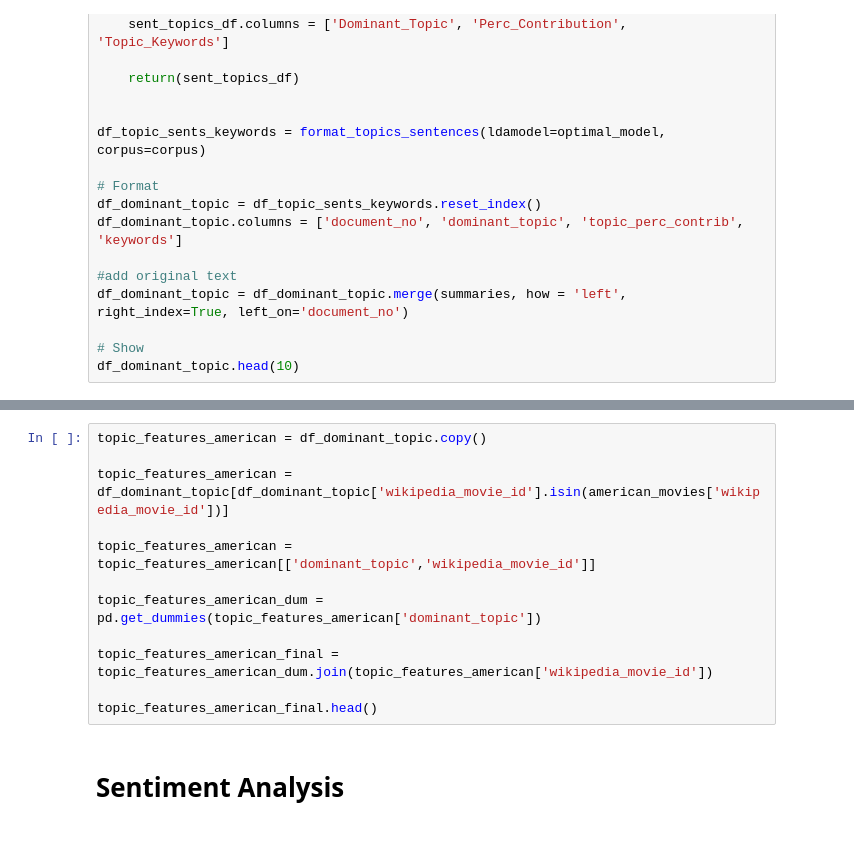
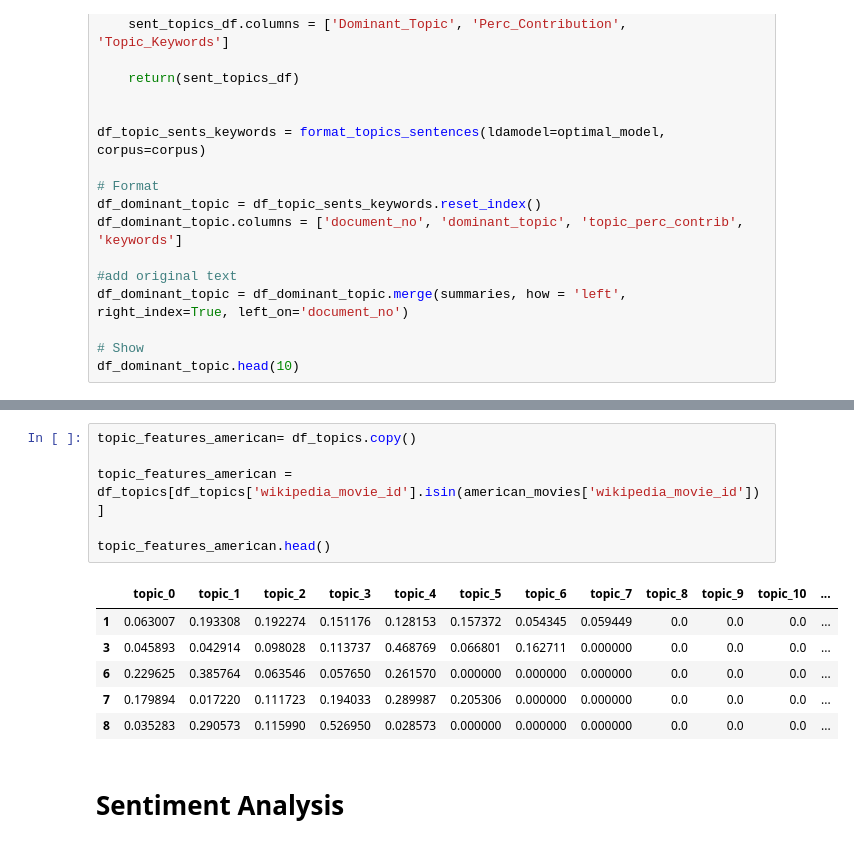
Before and after one commit to epfl-ada/ada-2022-project-badaboom, a Jupyter notebook: P2.ipynb, the cells around one changed output, grey strips where cells are left out. Cells and saved outputs as stored; diff of their text form.

```diff
--- a/P2.ipynb
+++ b/P2.ipynb
@@ -1456,15 +1454,16 @@ topic_features_indian_final.head()
 # %%
-topic_features_american = df_dominant_topic.copy()
+topic_features_american= df_topics.copy()
 
-topic_features_american = df_dominant_topic[df_dominant_topic['wikipedia_movie_id'].isin(american_movies['wikipedia_movie_id'])]
+topic_features_american = df_topics[df_topics['wikipedia_movie_id'].isin(american_movies['wikipedia_movie_id'])]
 
-topic_features_american = topic_features_american[['dominant_topic','wikipedia_movie_id']]
-
-topic_features_american_dum = pd.get_dummies(topic_features_american['dominant_topic'])
-
-topic_features_american_final = topic_features_american_dum.join(topic_features_american['wikipedia_movie_id'])
-
-topic_features_american_final.head()
+topic_features_american.head()
+# %% [output]
+|  | topic_0 | topic_1 | topic_2 | topic_3 | topic_4 | topic_5 | topic_6 | topic_7 | topic_8 | topic_9 | topic_10 | ... |
+| 1 | 0.063007 | 0.193308 | 0.192274 | 0.151176 | 0.128153 | 0.157372 | 0.054345 | 0.059449 | 0.0 | 0.0 | 0.0 | ... |
+| 3 | 0.045893 | 0.042914 | 0.098028 | 0.113737 | 0.468769 | 0.066801 | 0.162711 | 0.000000 | 0.0 | 0.0 | 0.0 | ... |
+| 6 | 0.229625 | 0.385764 | 0.063546 | 0.057650 | 0.261570 | 0.000000 | 0.000000 | 0.000000 | 0.0 | 0.0 | 0.0 | ... |
+| 7 | 0.179894 | 0.017220 | 0.111723 | 0.194033 | 0.289987 | 0.205306 | 0.000000 | 0.000000 | 0.0 | 0.0 | 0.0 | ... |
+| 8 | 0.035283 | 0.290573 | 0.115990 | 0.526950 | 0.028573 | 0.000000 | 0.000000 | 0.000000 | 0.0 | 0.0 | 0.0 | ... |
 # %% [markdown]
 # Sentiment Analysis
 # %%
```
Also changed, not shown: parts of 5 cells of this notebook.
